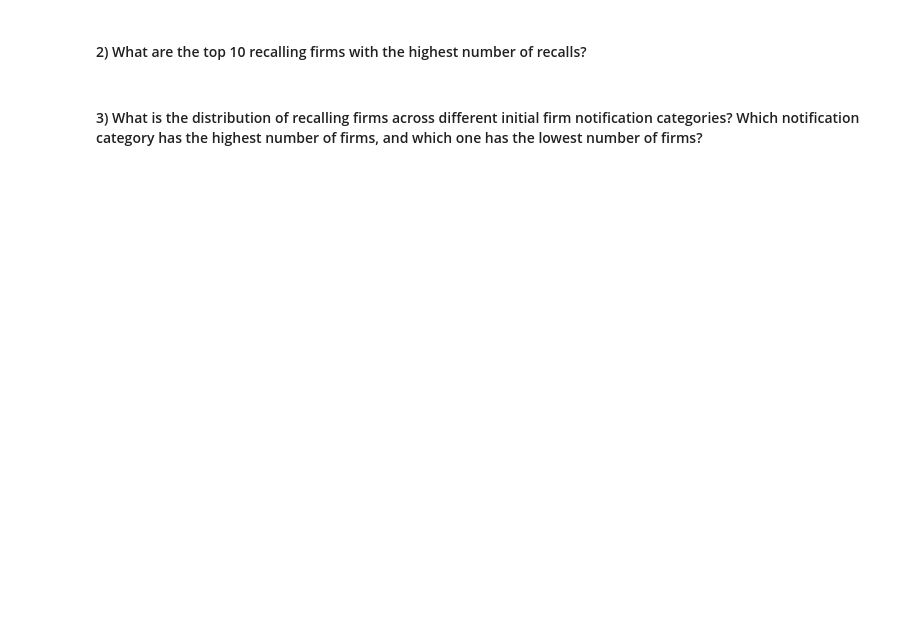
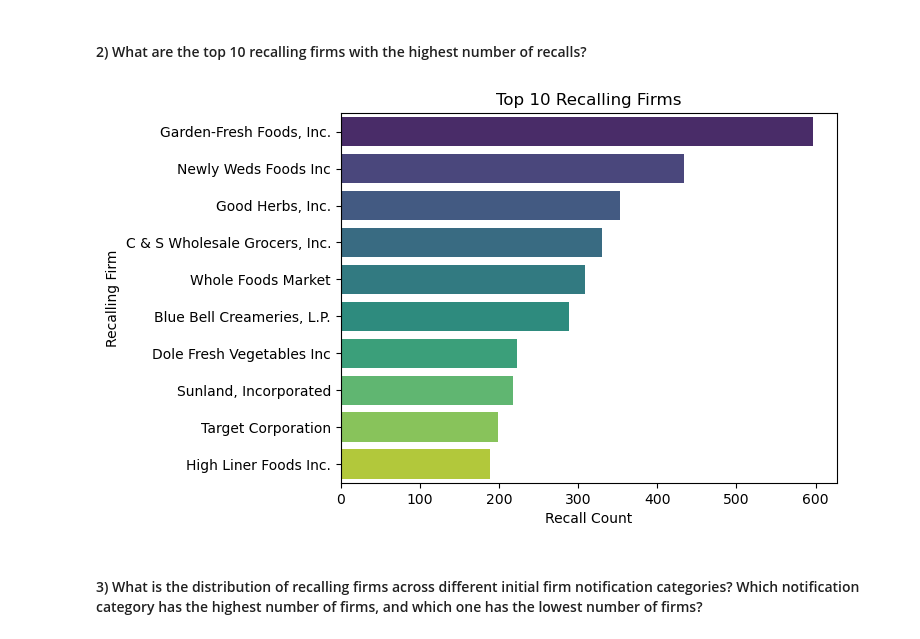
Before and after one commit to Subash2409/pheonix, a Jupyter notebook: x22163549_Ashlyn_fda_extraction_preprocessing_visualization_loading.ipynb, the cells around one changed output. Drawn from its saved outputs; the diff is of its cells as text; code cells hidden in the pictures; blank space fills up the shorter version.

```diff
--- a/x22163549_Ashlyn_fda_extraction_preprocessing_visualization_loading.ipynb
+++ b/x22163549_Ashlyn_fda_extraction_preprocessing_visualization_loading.ipynb
@@ -227,14 +378,16 @@ plt.show()
 #### 2) What are the top 10 recalling firms with the highest number of recalls?
 # %%
 # Get the top 10 recalling firms
-top_10_recalling_firms = fda_df_extracted['recalling_firm'].value_counts().head(10)
+top_10_recalling_firms = fda_df_cleaned['recalling_firm'].value_counts().head(10)
 
 # Create a bar chart
 sns.barplot(x=top_10_recalling_firms.values, y=top_10_recalling_firms.index, palette='viridis')
 plt.title('Top 10 Recalling Firms')
 plt.xlabel('Recall Count')
 plt.ylabel('Recalling Firm')
 plt.show()
+# %% [output]
+[figure, added]
 # %% [markdown]
 #### 3) What is the distribution of recalling firms across different initial firm notification categories? Which notification category has the highest number of firms, and which one has the lowest number of firms?
 # %%
```
Also changed, not shown: parts of 23 cells of this notebook.
